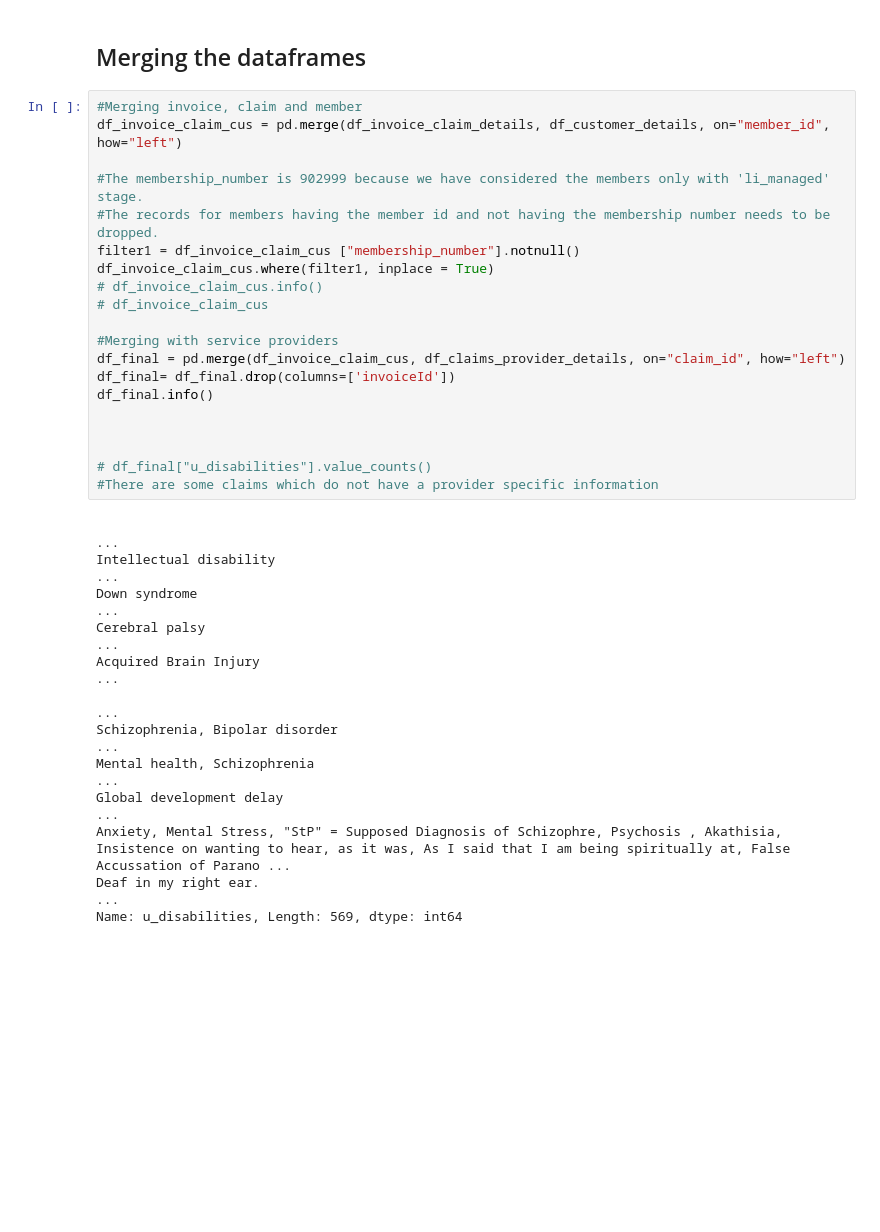
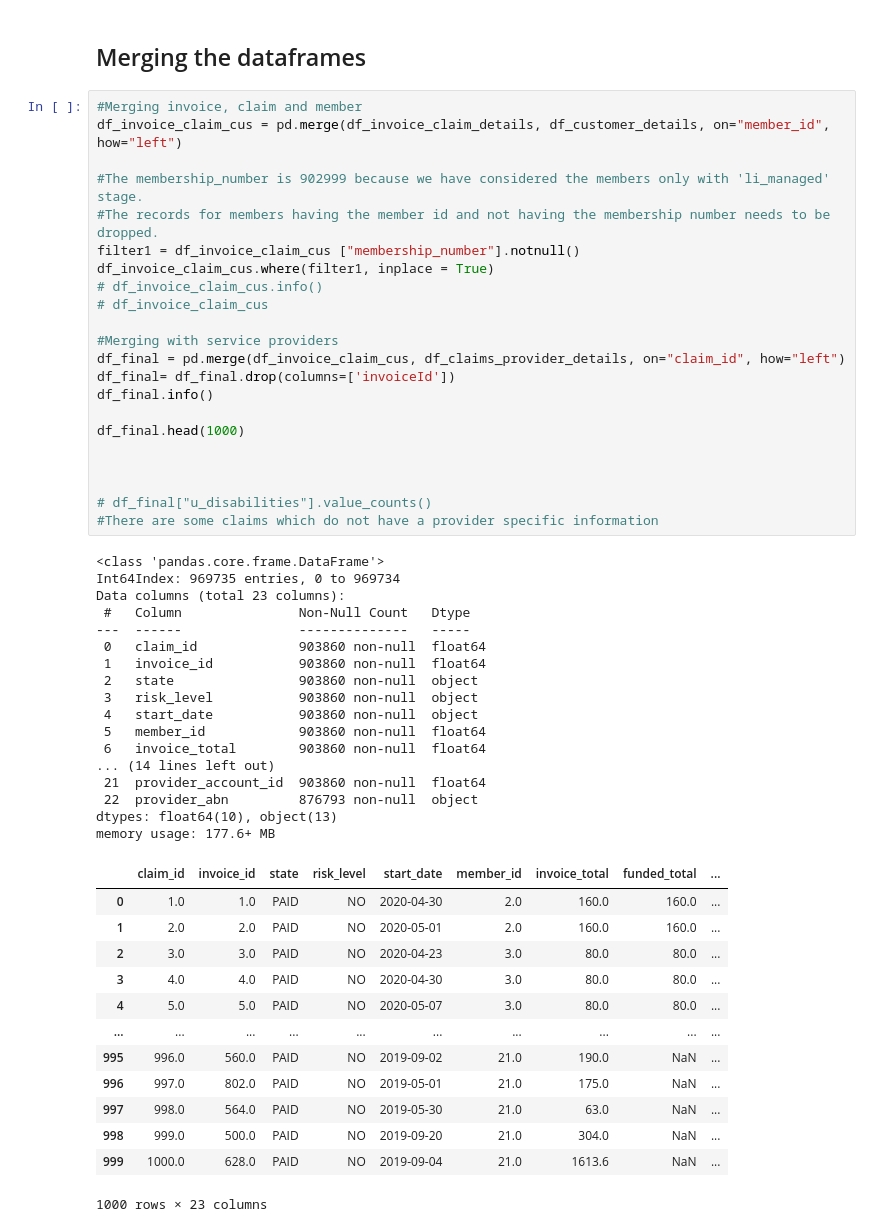
Before and after one commit to TheConMiz/ifn711_leap_in, a Jupyter notebook: LeapIn_Budget_Utilisation.ipynb, the cells around one changed output. Saved outputs shown, nothing was run; the diff lists cells and outputs as text; blank space fills up the shorter version.

```diff
--- a/LeapIn_Budget_Utilisation.ipynb
+++ b/LeapIn_Budget_Utilisation.ipynb
@@ -234,33 +220,53 @@ memory usage: 44.4+ MB
 # %%
 #Merging invoice, claim and member
 df_invoice_claim_cus = pd.merge(df_invoice_claim_details, df_customer_details, on="member_id", how="left")
 
 #The membership_number is 902999 because we have considered the members only with 'li_managed' stage.
 #The records for members having the member id and not having the membership number needs to be dropped.
 filter1 = df_invoice_claim_cus ["membership_number"].notnull()
 df_invoice_claim_cus.where(filter1, inplace = True)
 # df_invoice_claim_cus.info()
 # df_invoice_claim_cus
 
 #Merging with service providers
 df_final = pd.merge(df_invoice_claim_cus, df_claims_provider_details, on="claim_id", how="left")
 df_final= df_final.drop(columns=['invoiceId'])
 df_final.info()
 
+df_final.head(1000)
+
 
 
 # df_final["u_disabilities"].value_counts()
 #There are some claims which do not have a provider specific information
 # %% [output]
-                                                                                                                                                                                                         ...
-Intellectual disability                                                                                                                                                                                  ...
-Down syndrome                                                                                                                                                                                            ...
-Cerebral palsy                                                                                                                                                                                           ...
-Acquired Brain Injury                                                                                                                                                                                    ...
-                                                                                                                                                                                                         ...
-Schizophrenia, Bipolar disorder                                                                                                                                                                          ...
-Mental health, Schizophrenia                                                                                                                                                                             ...
-Global development delay                                                                                                                                                                                 ...
-Anxiety, Mental Stress, "StP" = Supposed Diagnosis of Schizophre, Psychosis , Akathisia, Insistence on wanting to hear, as it was, As I said that I am being spiritually at, False Accussation of Parano ...
-Deaf in my right ear.                                                                                                                                                                                    ...
-Name: u_disabilities, Length: 569, dtype: int64
+<class 'pandas.core.frame.DataFrame'>
+Int64Index: 969735 entries, 0 to 969734
+Data columns (total 23 columns):
+ #   Column               Non-Null Count   Dtype
+---  ------               --------------   -----
+ 0   claim_id             903860 non-null  float64
+ 1   invoice_id           903860 non-null  float64
+ 2   state                903860 non-null  object
+ 3   risk_level           903860 non-null  object
+ 4   start_date           903860 non-null  object
+ 5   member_id            903860 non-null  float64
+ 6   invoice_total        903860 non-null  float64
+... (14 lines left out)
+ 21  provider_account_id  903860 non-null  float64
+ 22  provider_abn         876793 non-null  object
+dtypes: float64(10), object(13)
+memory usage: 177.6+ MB
+|  | claim_id | invoice_id | state | risk_level | start_date | member_id | invoice_total | funded_total | ... |
+| 0 | 1.0 | 1.0 | PAID | NO | 2020-04-30 | 2.0 | 160.0 | 160.0 | ... |
+| 1 | 2.0 | 2.0 | PAID | NO | 2020-05-01 | 2.0 | 160.0 | 160.0 | ... |
+| 2 | 3.0 | 3.0 | PAID | NO | 2020-04-23 | 3.0 | 80.0 | 80.0 | ... |
+| 3 | 4.0 | 4.0 | PAID | NO | 2020-04-30 | 3.0 | 80.0 | 80.0 | ... |
+| 4 | 5.0 | 5.0 | PAID | NO | 2020-05-07 | 3.0 | 80.0 | 80.0 | ... |
+| ... | ... | ... | ... | ... | ... | ... | ... | ... | ... |
+| 995 | 996.0 | 560.0 | PAID | NO | 2019-09-02 | 21.0 | 190.0 | NaN | ... |
+| 996 | 997.0 | 802.0 | PAID | NO | 2019-05-01 | 21.0 | 175.0 | NaN | ... |
+| 997 | 998.0 | 564.0 | PAID | NO | 2019-05-30 | 21.0 | 63.0 | NaN | ... |
+| 998 | 999.0 | 500.0 | PAID | NO | 2019-09-20 | 21.0 | 304.0 | NaN | ... |
+| 999 | 1000.0 | 628.0 | PAID | NO | 2019-09-04 | 21.0 | 1613.6 | NaN | ... |
+1000 rows × 23 columns
```
Also changed, not shown: parts of 4 cells of this notebook.
